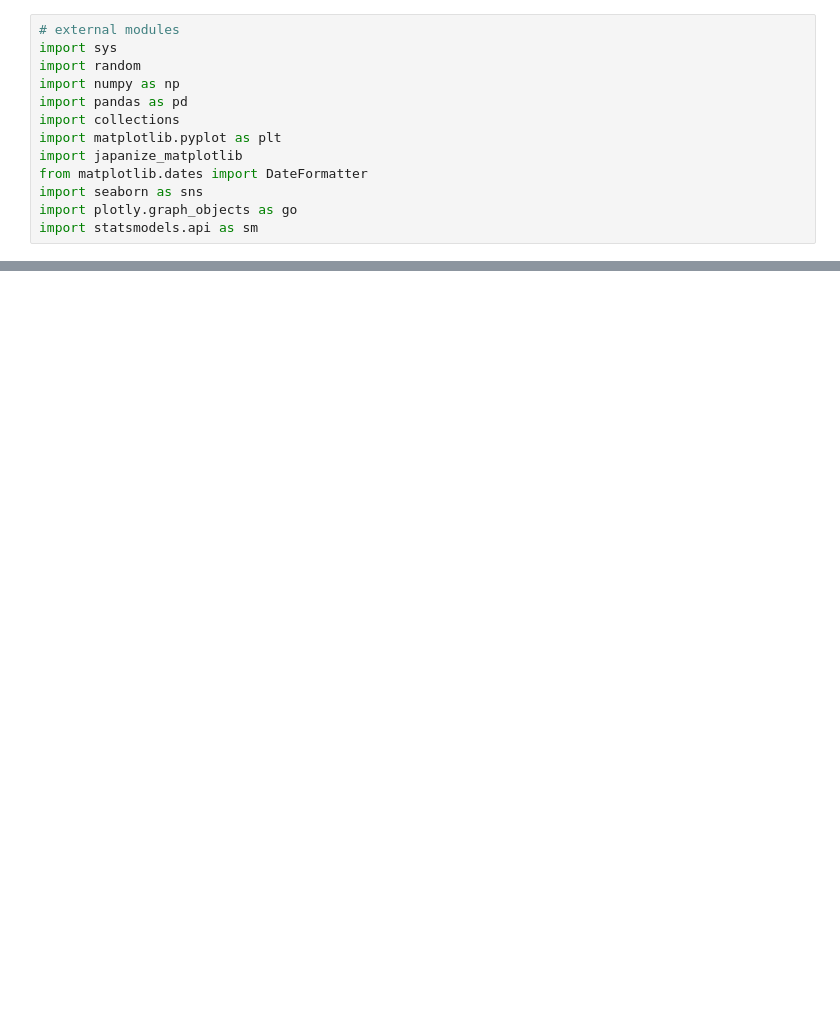
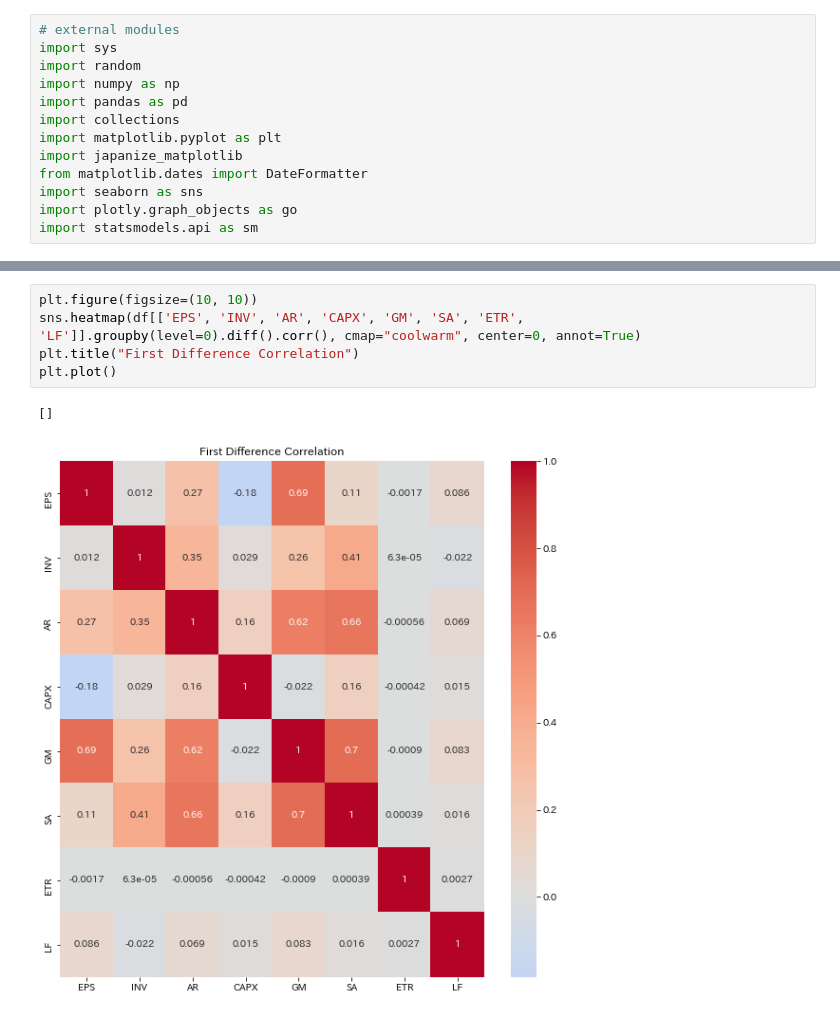
Before and after one commit to hessihan/eps_foracasting, a Jupyter notebook: notebooks/EDA_tidy_df.ipynb, the cells around one changed output, grey strips where cells are left out. Drawn from its saved outputs; the diff is of its cells as text; blank space fills up the shorter version.

```diff
--- a/notebooks/EDA_tidy_df.ipynb
+++ b/notebooks/EDA_tidy_df.ipynb
@@ -81,0 +38,8 @@ df[
+# %%
+plt.figure(figsize=(10, 10))
+sns.heatmap(df[['EPS', 'INV', 'AR', 'CAPX', 'GM', 'SA', 'ETR', 'LF']].groupby(level=0).diff().corr(), cmap="coolwarm", center=0, annot=True)
+plt.title("First Difference Correlation")
+plt.plot()
+# %% [output]
+[]
+[figure, added]
```
Also changed, not shown: parts of 8 cells of this notebook, 8 other files.
